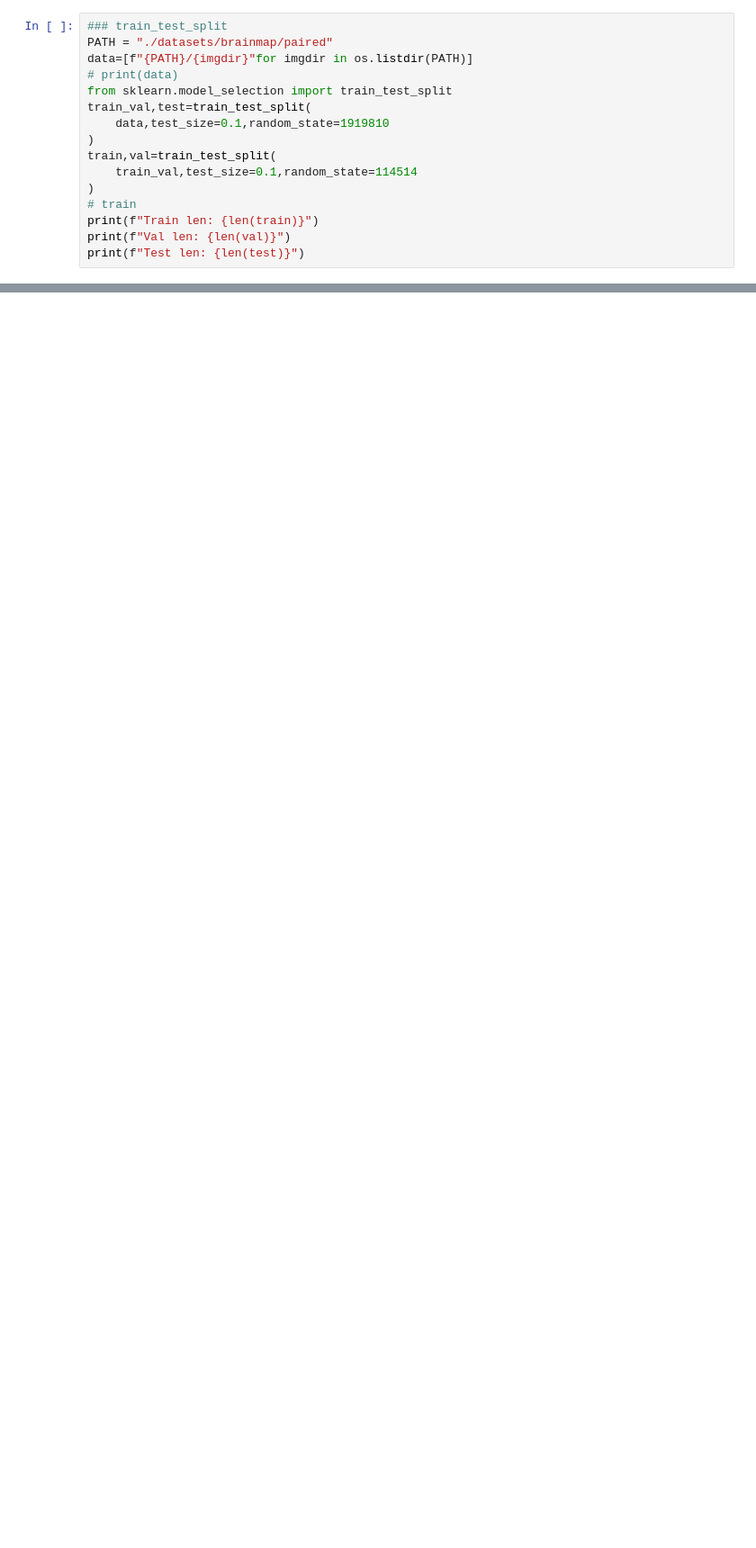
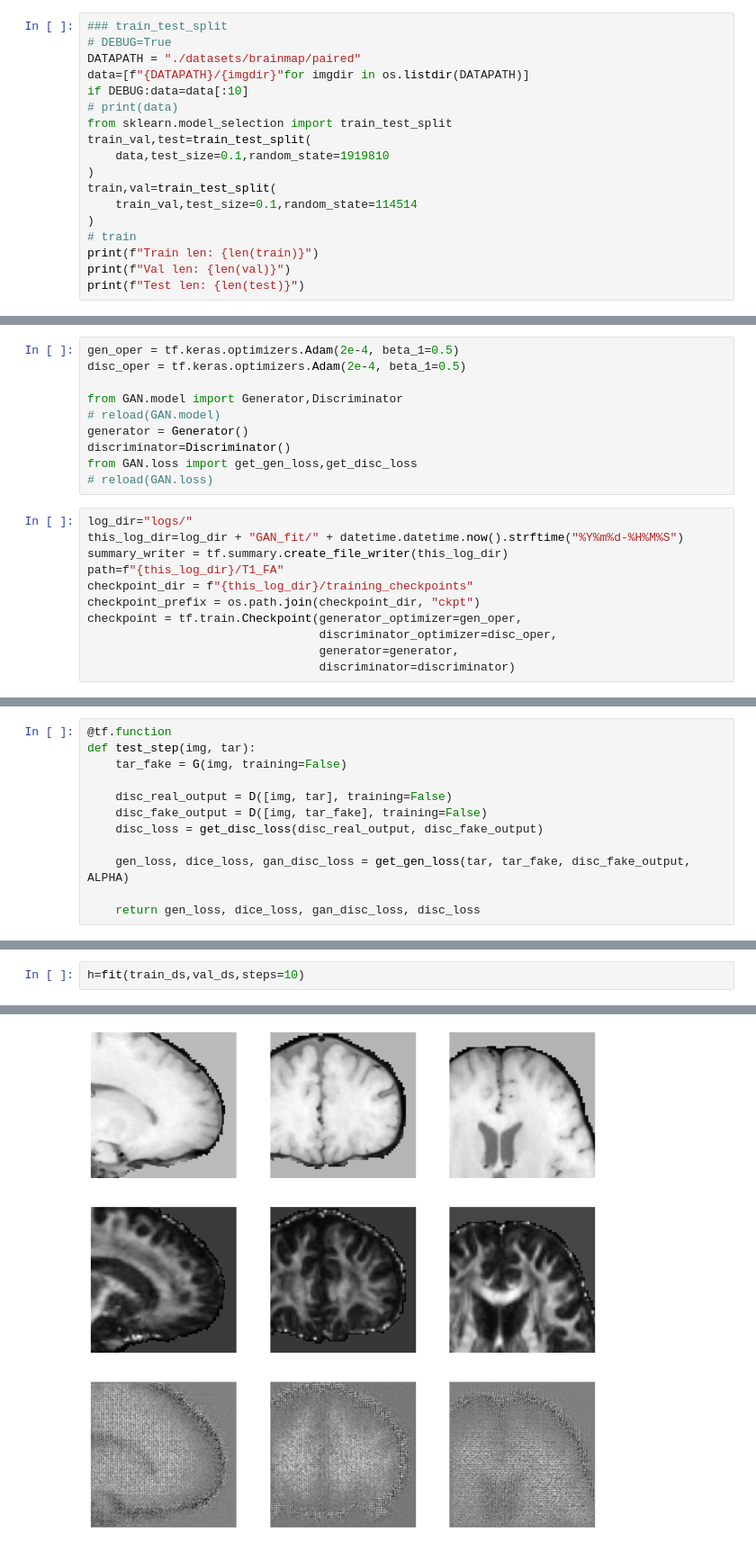
Before and after one commit to CH2-Carbene/AD_GAN, a Jupyter notebook: train_GAN.ipynb, the cells around one changed output, grey strips where cells are left out. Shown at 90% size. Saved outputs shown, nothing was run; the diff lists cells and outputs as text; blank space fills up the shorter version.

```diff
--- a/train_GAN.ipynb
+++ b/train_GAN.ipynb
@@ -60,7 +41,9 @@ c:\Users\CH2\Projects\AD_GAN
 # %%
 ### train_test_split
-PATH = "./datasets/brainmap/paired"
-data=[f"{PATH}/{imgdir}"for imgdir in os.listdir(PATH)]
+# DEBUG=True
+DATAPATH = "./datasets/brainmap/paired"
+data=[f"{DATAPATH}/{imgdir}"for imgdir in os.listdir(DATAPATH)]
+if DEBUG:data=data[:10]
 # print(data)
 from sklearn.model_selection import train_test_split
 train_val,test=train_test_split(
@@ -107,0 +132,21 @@ def downsample(filters, size, apply_batchnorm=True):
+# %%
+gen_oper = tf.keras.optimizers.Adam(2e-4, beta_1=0.5)
+disc_oper = tf.keras.optimizers.Adam(2e-4, beta_1=0.5)
+
+from GAN.model import Generator,Discriminator
+# reload(GAN.model)
+generator = Generator()
+discriminator=Discriminator()
+from GAN.loss import get_gen_loss,get_disc_loss
+# reload(GAN.loss)
+# %%
+log_dir="logs/"
+this_log_dir=log_dir + "GAN_fit/" + datetime.datetime.now().strftime("%Y%m%d-%H%M%S")
+summary_writer = tf.summary.create_file_writer(this_log_dir)
+path=f"{this_log_dir}/T1_FA"
+checkpoint_dir = f"{this_log_dir}/training_checkpoints"
+checkpoint_prefix = os.path.join(checkpoint_dir, "ckpt")
+checkpoint = tf.train.Checkpoint(generator_optimizer=gen_oper,
+                                 discriminator_optimizer=disc_oper,
+                                 generator=generator,
+                                 discriminator=discriminator)
@@ -107,0 +185,12 @@ def downsample(filters, size, apply_batchnorm=True):
+# %%
+@tf.function
+def test_step(img, tar):
+    tar_fake = G(img, training=False)
+
+    disc_real_output = D([img, tar], training=False)
+    disc_fake_output = D([img, tar_fake], training=False)
+    disc_loss = get_disc_loss(disc_real_output, disc_fake_output)
+
+    gen_loss, dice_loss, gan_disc_loss = get_gen_loss(tar, tar_fake, disc_fake_output, ALPHA)
+
+    return gen_loss, dice_loss, gan_disc_loss, disc_loss
@@ -107,0 +258,3 @@ def downsample(filters, size, apply_batchnorm=True):
+# %%
+h=fit(train_ds,val_ds,steps=10)
+# %% [output]
@@ -107,0 +262 @@ def downsample(filters, size, apply_batchnorm=True):
+[figure, added]
```
Also changed, not shown: parts of 19 cells of this notebook, 9 other files.
